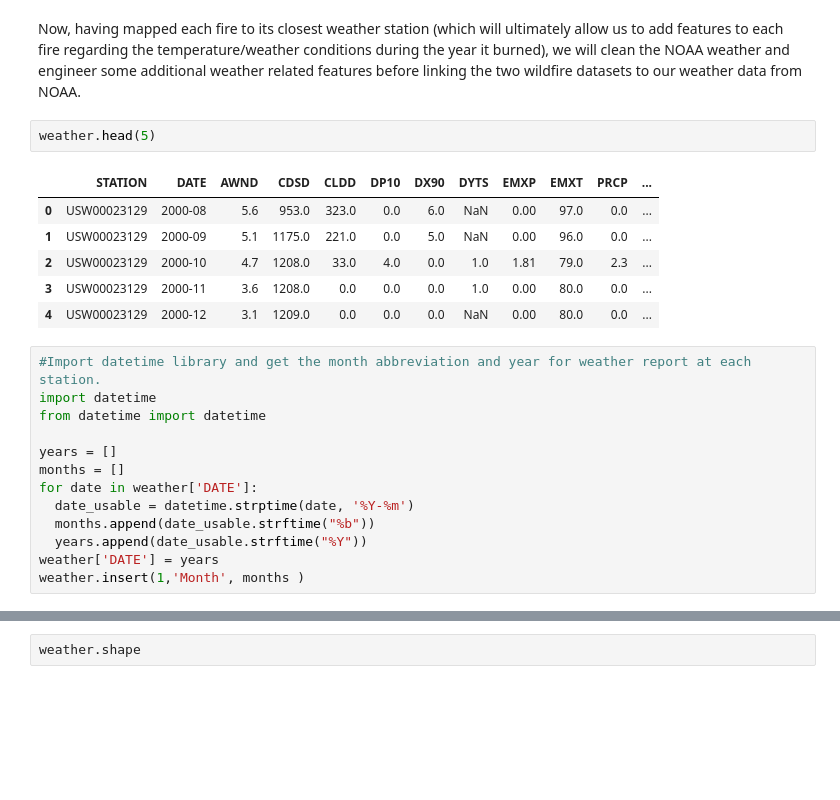
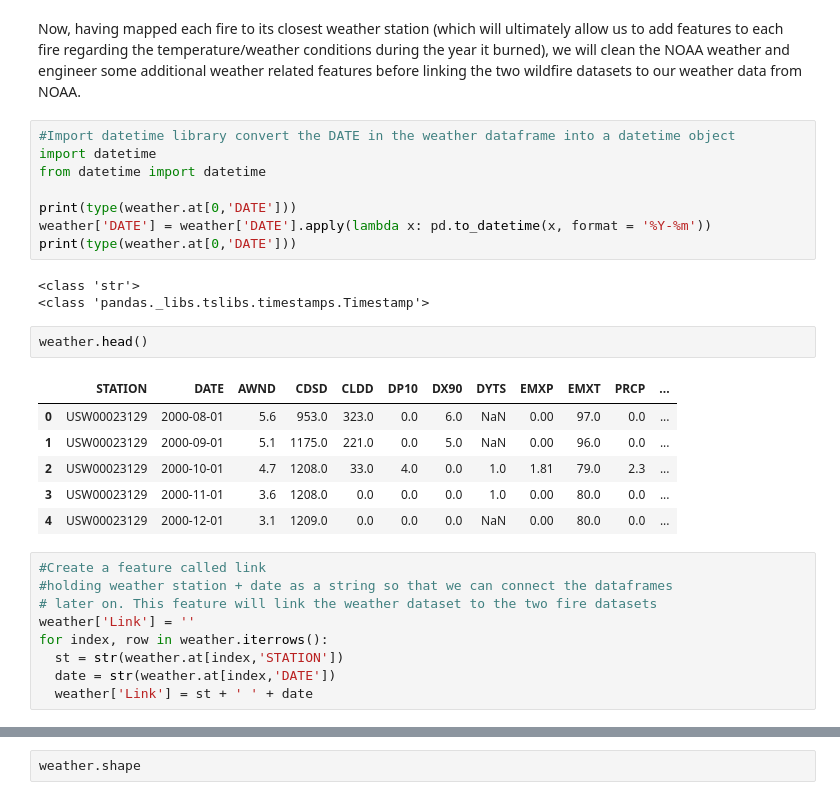
Before and after one commit to mnocerino23/Wildfire-Forecaster, a Jupyter notebook: NOAA_weatherdata.ipynb, the cells around one changed output, grey strips where cells are left out. Drawn from its saved outputs; the diff is of its cells as text; blank space fills up the shorter version.

```diff
--- a/NOAA_weatherdata.ipynb
+++ b/NOAA_weatherdata.ipynb
@@ -196,28 +198,35 @@ w1.to_csv('wildfires1_with_station.csv', index = False)
 w2.to_csv('wildfires2_with_station.csv', index = False)
 # %% [markdown]
 Now, having mapped each fire to its closest weather station (which will ultimately allow us to add features to each fire regarding the temperature/weather conditions during the year it burned), we will clean the NOAA weather and engineer some additional weather related features before linking the two wildfire datasets to our weather data from NOAA.
+# %%
+#Import datetime library convert the DATE in the weather dataframe into a datetime object
+import datetime
+from datetime import datetime
+
+print(type(weather.at[0,'DATE']))
+weather['DATE'] = weather['DATE'].apply(lambda x: pd.to_datetime(x, format = '%Y-%m'))
+print(type(weather.at[0,'DATE']))
+# %% [output]
+<class 'str'>
+<class 'pandas._libs.tslibs.timestamps.Timestamp'>
 # %%
-weather.head(5)
+weather.head()
 # %% [output]
 |  | STATION | DATE | AWND | CDSD | CLDD | DP10 | DX90 | DYTS | EMXP | EMXT | PRCP | ... |
-| 0 | USW00023129 | 2000-08 | 5.6 | 953.0 | 323.0 | 0.0 | 6.0 | NaN | 0.00 | 97.0 | 0.0 | ... |
-| 1 | USW00023129 | 2000-09 | 5.1 | 1175.0 | 221.0 | 0.0 | 5.0 | NaN | 0.00 | 96.0 | 0.0 | ... |
-| 2 | USW00023129 | 2000-10 | 4.7 | 1208.0 | 33.0 | 4.0 | 0.0 | 1.0 | 1.81 | 79.0 | 2.3 | ... |
-| 3 | USW00023129 | 2000-11 | 3.6 | 1208.0 | 0.0 | 0.0 | 0.0 | 1.0 | 0.00 | 80.0 | 0.0 | ... |
-| 4 | USW00023129 | 2000-12 | 3.1 | 1209.0 | 0.0 | 0.0 | 0.0 | NaN | 0.00 | 80.0 | 0.0 | ... |
+| 0 | USW00023129 | 2000-08-01 | 5.6 | 953.0 | 323.0 | 0.0 | 6.0 | NaN | 0.00 | 97.0 | 0.0 | ... |
+| 1 | USW00023129 | 2000-09-01 | 5.1 | 1175.0 | 221.0 | 0.0 | 5.0 | NaN | 0.00 | 96.0 | 0.0 | ... |
+| 2 | USW00023129 | 2000-10-01 | 4.7 | 1208.0 | 33.0 | 4.0 | 0.0 | 1.0 | 1.81 | 79.0 | 2.3 | ... |
+| 3 | USW00023129 | 2000-11-01 | 3.6 | 1208.0 | 0.0 | 0.0 | 0.0 | 1.0 | 0.00 | 80.0 | 0.0 | ... |
+| 4 | USW00023129 | 2000-12-01 | 3.1 | 1209.0 | 0.0 | 0.0 | 0.0 | NaN | 0.00 | 80.0 | 0.0 | ... |
-# %%
-#Import datetime library and get the month abbreviation and year for weather report at each station.
-import datetime
-from datetime import datetime
-
-years = []
-months = []
-for date in weather['DATE']:
-  date_usable = datetime.strptime(date, '%Y-%m')
-  months.append(date_usable.strftime("%b"))
-  years.append(date_usable.strftime("%Y"))
-weather['DATE'] = years
-weather.insert(1,'Month', months )
+# %%
+#Create a feature called link
+#holding weather station + date as a string so that we can connect the dataframes
+# later on. This feature will link the weather dataset to the two fire datasets
+weather['Link'] = ''
+for index, row in weather.iterrows():
+  st = str(weather.at[index,'STATION'])
+  date = str(weather.at[index,'DATE'])
+  weather['Link'] = st + ' ' + date
 # %%
 weather.head()
 # %% [output]
```
Also changed, not shown: parts of 10 cells of this notebook.
